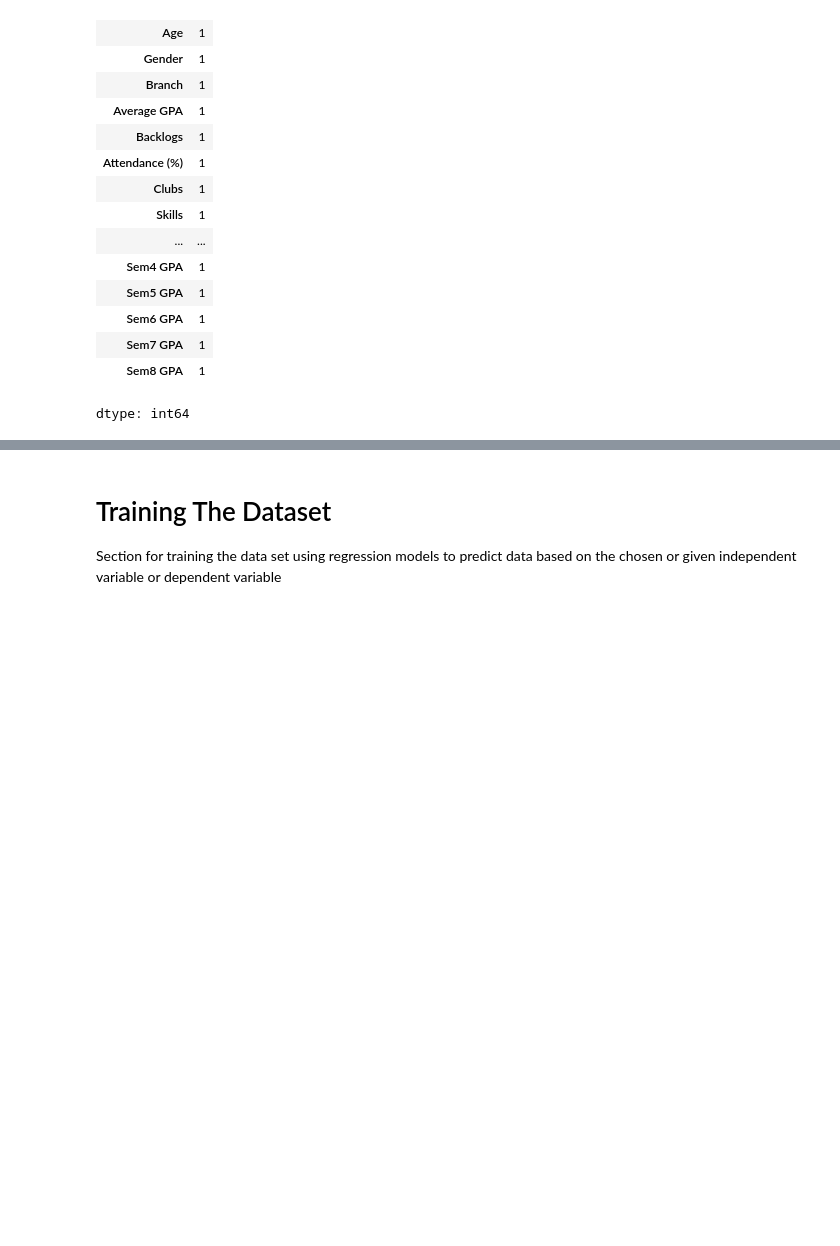
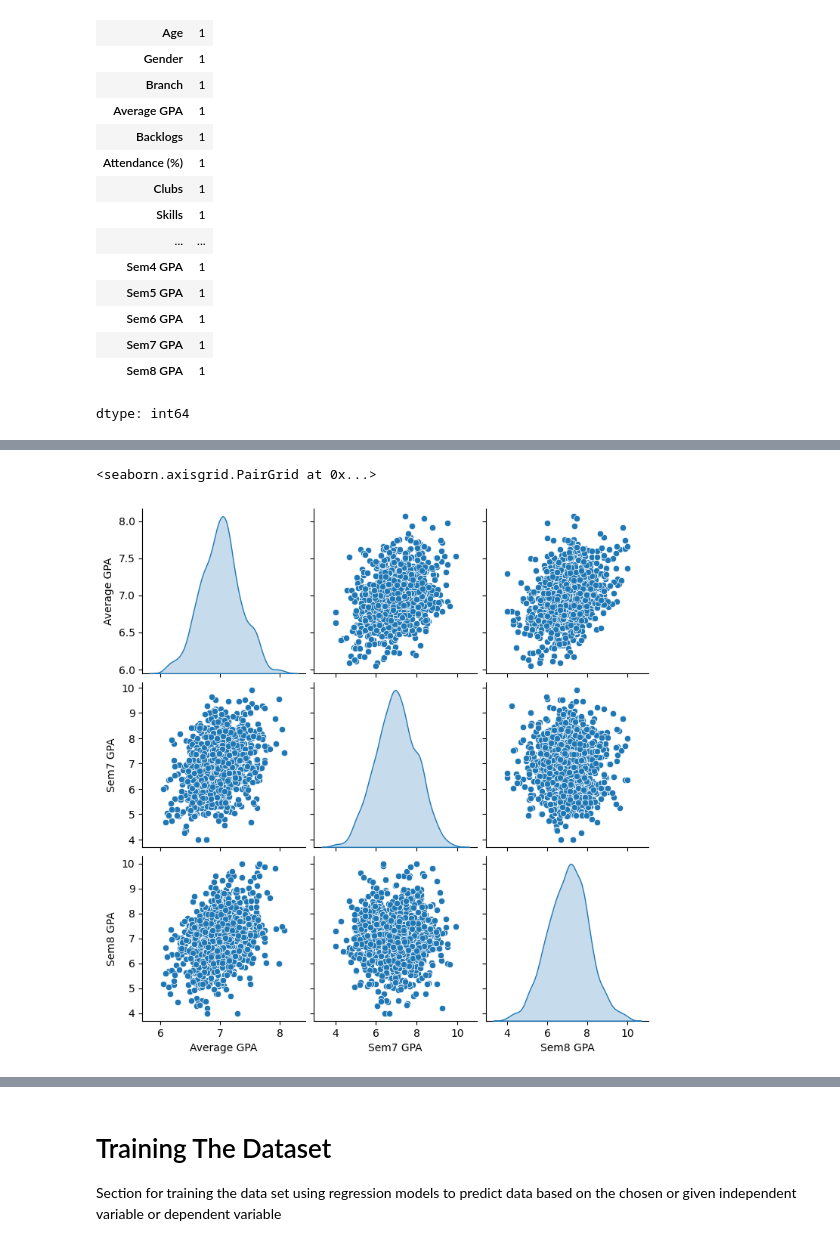
Before and after one commit to Miihi77/Data-Mining-School, a Jupyter notebook: Self_Trial.ipynb, the cells around one changed output, grey strips where cells are left out. Saved outputs shown, nothing was run; the diff lists cells and outputs as text; code cells hidden in the pictures; blank space fills up the shorter version.

```diff
--- a/Self_Trial.ipynb
+++ b/Self_Trial.ipynb
@@ -63,4 +63,4 @@ dataset.isna().sum()
 dtype: int64
 # %%
 # Note use axis = 1 to REMOVE COLUMNS or axis = 0 to REMOVE ROWS
-dataset = dataset.drop([''], axis=1)
+dataset = dataset.drop(['Student ID', 'Name', 'Gender', 'Branch', 'Clubs', 'Skills', 'Internship Done', 'Internship Domain', 'Placement Status', 'Placement Domain', 'CTC (LPA)', 'Alumni Path'], axis=1)
@@ -70,7 +79,10 @@ train_dataset = dataset.sample(frac=0.8, random_state=0)
 test_dataset = dataset.drop(train_dataset.index)
 # %%
 # Shows plot relations
-sns.pairplot(train_dataset[['']], diag_kind='kde')
+sns.pairplot(train_dataset[['Average GPA', 'Sem7 GPA', 'Sem8 GPA']], diag_kind='kde')
+# %% [output]
+<seaborn.axisgrid.PairGrid at 0x...>
+[figure, added]
 # %%
 # Choose the Independet Variables and Dependent Variables
 train_features = train_dataset.copy()
```
Also changed, not shown: parts of 6 cells of this notebook.
